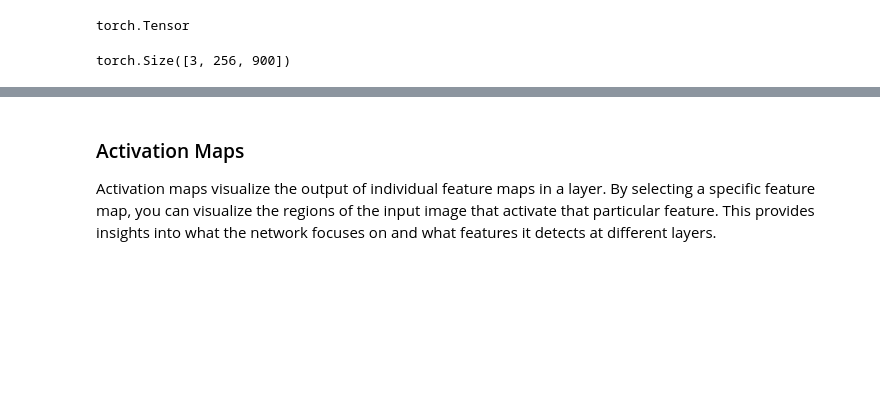
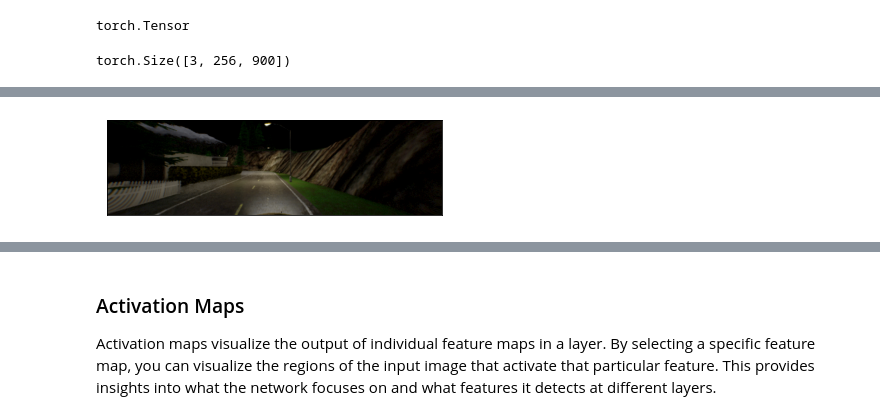
Before and after one commit to shamalweerasooriya/TCP_Refactored, a Jupyter notebook: resnet.ipynb, the cells around one changed output, grey strips where cells are left out. Drawn from its saved outputs; the diff is of its cells as text; code cells hidden in the pictures; blank space fills up the shorter version.

```diff
--- a/resnet.ipynb
+++ b/resnet.ipynb
@@ -136,0 +135,6 @@ RuntimeError: "compute_indices_weights_cubic" not implemented for 'Byte'
+# %%
+num = 22
+# %%
+show(fImg_o[num])
+# %% [output]
+[figure, added]
```
Also changed, not shown: parts of 6 cells of this notebook, 2 other files.
